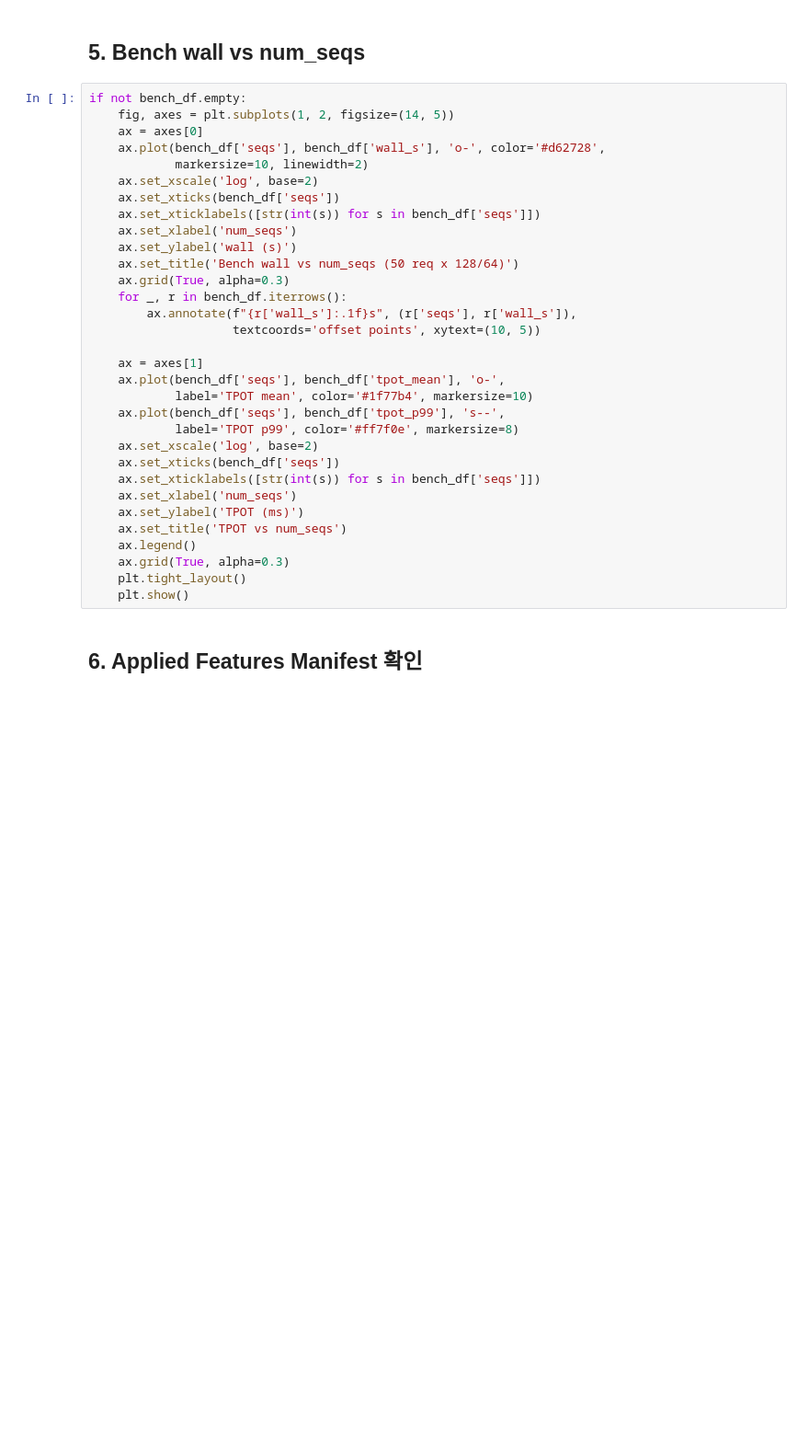
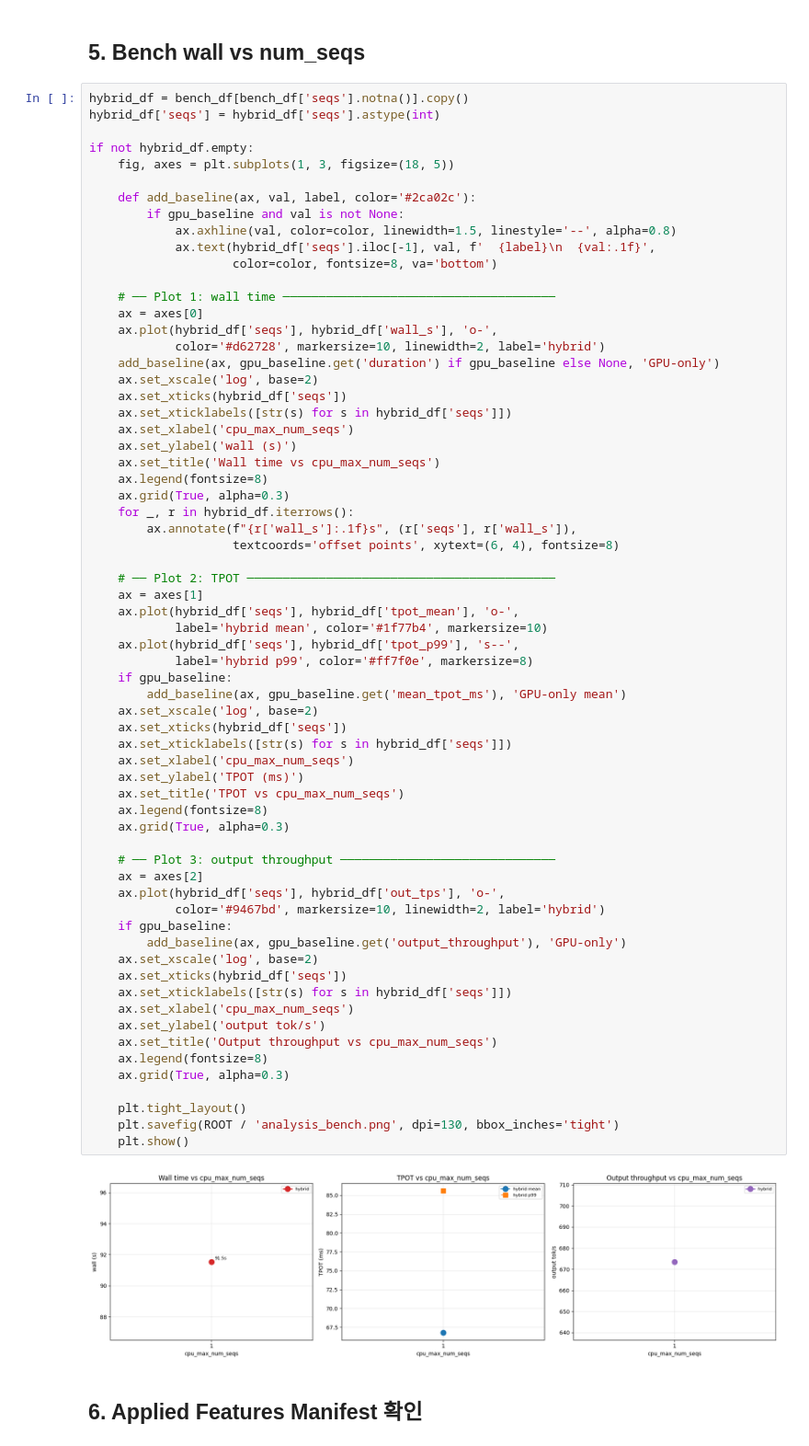
Before and after one commit to mystous/vllm_hybrid, a Jupyter notebook: measurement_results/H100x8/g0_02_strat_throughput_adaptive/analysis_g0.ipynb, the cells around one changed output. Shown at 92% size. Drawn from its saved outputs; the diff is of its cells as text; blank space fills up the shorter version.

```diff
--- a/measurement_results/H100x8/g0_02_strat_throughput_adaptive/analysis_g0.ipynb
+++ b/measurement_results/H100x8/g0_02_strat_throughput_adaptive/analysis_g0.ipynb
@@ -209,37 +322,72 @@ if ratio_df is not None:
 # %% [markdown]
 ## 5. Bench wall vs num_seqs
 # %%
-if not bench_df.empty:
-    fig, axes = plt.subplots(1, 2, figsize=(14, 5))
+hybrid_df = bench_df[bench_df['seqs'].notna()].copy()
+hybrid_df['seqs'] = hybrid_df['seqs'].astype(int)
+
+if not hybrid_df.empty:
+    fig, axes = plt.subplots(1, 3, figsize=(18, 5))
+
+    def add_baseline(ax, val, label, color='#2ca02c'):
+        if gpu_baseline and val is not None:
+            ax.axhline(val, color=color, linewidth=1.5, linestyle='--', alpha=0.8)
+            ax.text(hybrid_df['seqs'].iloc[-1], val, f'  {label}\n  {val:.1f}',
+                    color=color, fontsize=8, va='bottom')
+
+    # ── Plot 1: wall time ──────────────────────────────────────
     ax = axes[0]
-    ax.plot(bench_df['seqs'], bench_df['wall_s'], 'o-', color='#d62728',
-            markersize=10, linewidth=2)
+    ax.plot(hybrid_df['seqs'], hybrid_df['wall_s'], 'o-',
+            color='#d62728', markersize=10, linewidth=2, label='hybrid')
+    add_baseline(ax, gpu_baseline.get('duration') if gpu_baseline else None, 'GPU-only')
     ax.set_xscale('log', base=2)
-    ax.set_xticks(bench_df['seqs'])
-    ax.set_xticklabels([str(int(s)) for s in bench_df['seqs']])
-    ax.set_xlabel('num_seqs')
+    ax.set_xticks(hybrid_df['seqs'])
+    ax.set_xticklabels([str(s) for s in hybrid_df['seqs']])
+    ax.set_xlabel('cpu_max_num_seqs')
     ax.set_ylabel('wall (s)')
-    ax.set_title('Bench wall vs num_seqs (50 req x 128/64)')
+    ax.set_title('Wall time vs cpu_max_num_seqs')
+    ax.legend(fontsize=8)
     ax.grid(True, alpha=0.3)
-    for _, r in bench_df.iterrows():
+    for _, r in hybrid_df.iterrows():
         ax.annotate(f"{r['wall_s']:.1f}s", (r['seqs'], r['wall_s']),
-                    textcoords='offset points', xytext=(10, 5))
+                    textcoords='offset points', xytext=(6, 4), fontsize=8)
 
+    # ── Plot 2: TPOT ───────────────────────────────────────────
     ax = axes[1]
-    ax.plot(bench_df['seqs'], bench_df['tpot_mean'], 'o-',
-            label='TPOT mean', color='#1f77b4', markersize=10)
-    ax.plot(bench_df['seqs'], bench_df['tpot_p99'], 's--',
-            label='TPOT p99', color='#ff7f0e', markersize=8)
+    ax.plot(hybrid_df['seqs'], hybrid_df['tpot_mean'], 'o-',
+            label='hybrid mean', color='#1f77b4', markersize=10)
+    ax.plot(hybrid_df['seqs'], hybrid_df['tpot_p99'], 's--',
+            label='hybrid p99', color='#ff7f0e', markersize=8)
+    if gpu_baseline:
+        add_baseline(ax, gpu_baseline.get('mean_tpot_ms'), 'GPU-only mean')
     ax.set_xscale('log', base=2)
-    ax.set_xticks(bench_df['seqs'])
-    ax.set_xticklabels([str(int(s)) for s in bench_df['seqs']])
-    ax.set_xlabel('num_seqs')
+    ax.set_xticks(hybrid_df['seqs'])
+    ax.set_xticklabels([str(s) for s in hybrid_df['seqs']])
+    ax.set_xlabel('cpu_max_num_seqs')
     ax.set_ylabel('TPOT (ms)')
-    ax.set_title('TPOT vs num_seqs')
-    ax.legend()
+    ax.set_title('TPOT vs cpu_max_num_seqs')
+    ax.legend(fontsize=8)
     ax.grid(True, alpha=0.3)
+
+    # ── Plot 3: output throughput ──────────────────────────────
+    ax = axes[2]
+    ax.plot(hybrid_df['seqs'], hybrid_df['out_tps'], 'o-',
+            color='#9467bd', markersize=10, linewidth=2, label='hybrid')
+    if gpu_baseline:
+        add_baseline(ax, gpu_baseline.get('output_throughput'), 'GPU-only')
+    ax.set_xscale('log', base=2)
+    ax.set_xticks(hybrid_df['seqs'])
+    ax.set_xticklabels([str(s) for s in hybrid_df['seqs']])
+    ax.set_xlabel('cpu_max_num_seqs')
+    ax.set_ylabel('output tok/s')
+    ax.set_title('Output throughput vs cpu_max_num_seqs')
+    ax.legend(fontsize=8)
+    ax.grid(True, alpha=0.3)
+
     plt.tight_layout()
+    plt.savefig(ROOT / 'analysis_bench.png', dpi=130, bbox_inches='tight')
     plt.show()
+# %% [output]
+[figure, added]
 # %% [markdown]
 ## 6. Applied Features Manifest 확인
 # %%
```
Also changed, not shown: parts of 19 cells of this notebook, 4 other files.
